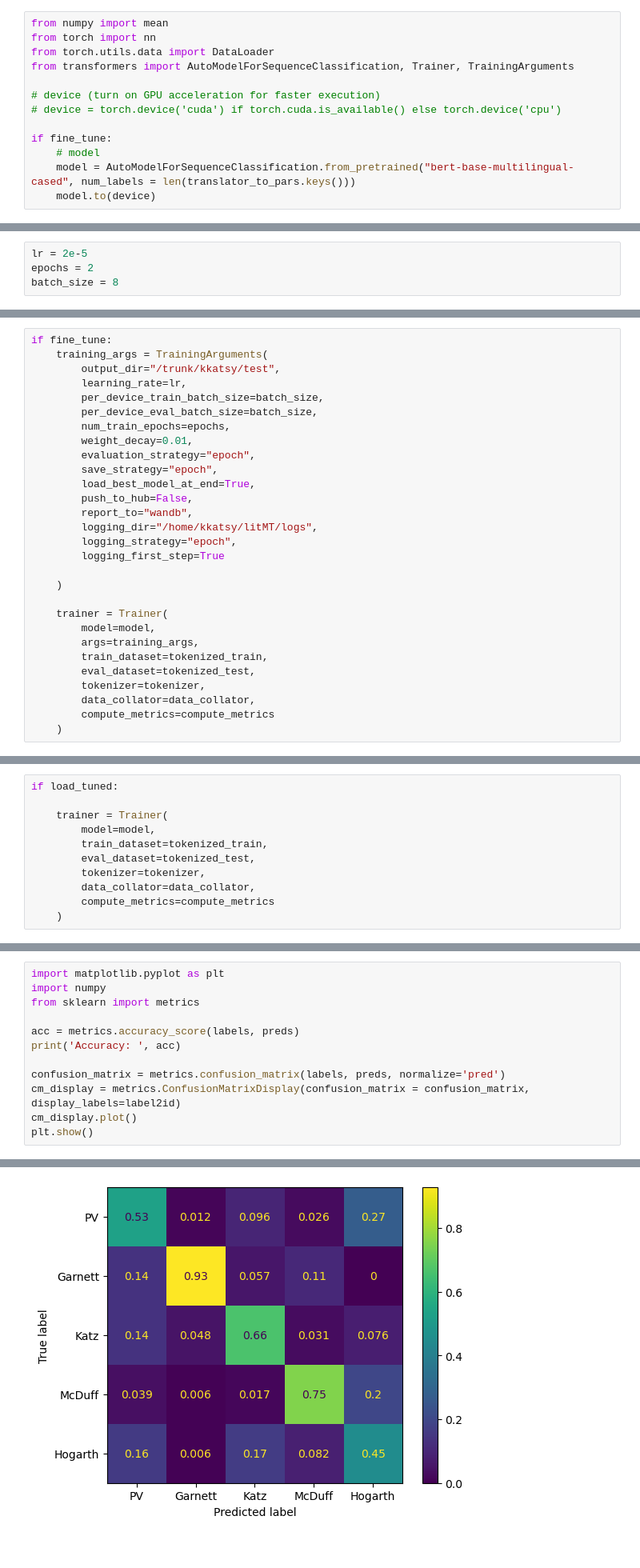
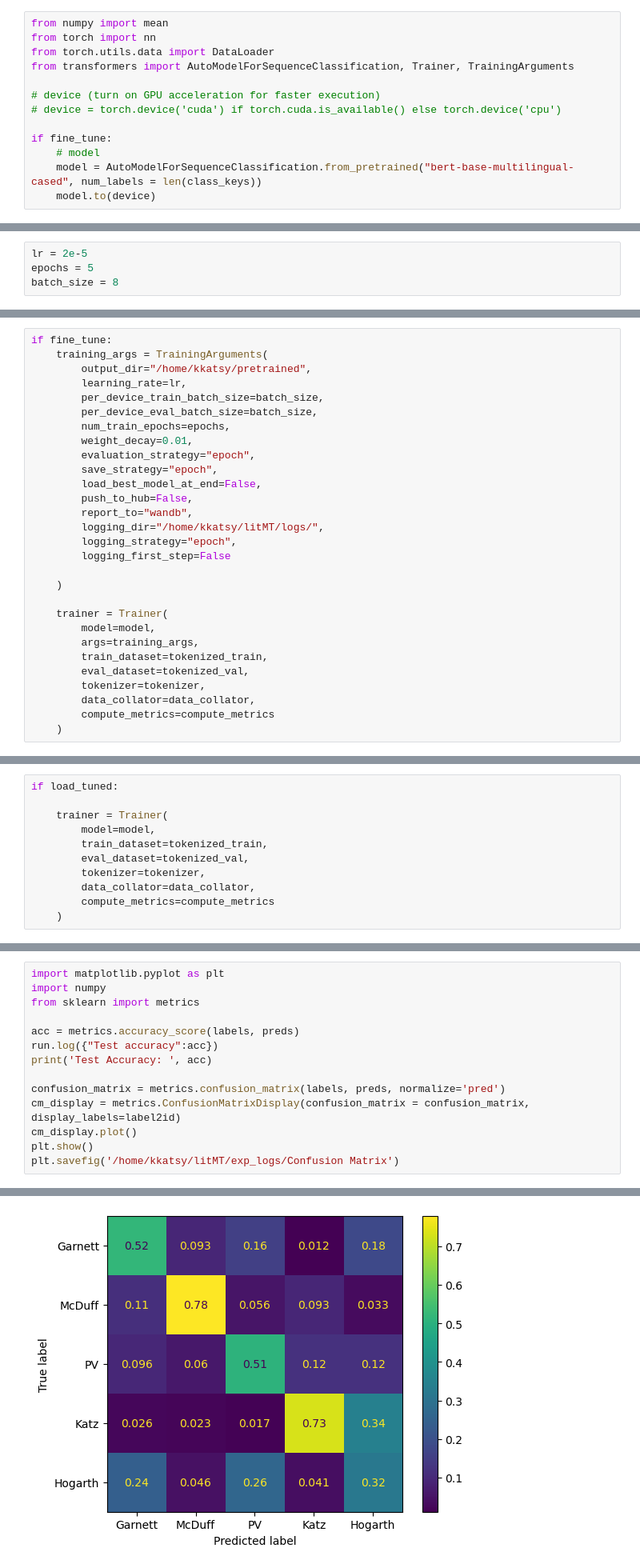
Before and after one commit to kkatsy/litMT, a Jupyter notebook: translator_classification_aligned.ipynb, the cells around one changed output, grey strips where cells are left out. Shown at 80% size. Cells and saved outputs as stored; diff of their text form.

```diff
--- a/translator_classification_aligned.ipynb
+++ b/translator_classification_aligned.ipynb
@@ -740,14 +707,14 @@ from transformers import AutoModelForSequenceClassification, Trainer, TrainingAr
 
 if fine_tune:
     # model
-    model = AutoModelForSequenceClassification.from_pretrained("bert-base-multilingual-cased", num_labels = len(translator_to_pars.keys()))
+    model = AutoModelForSequenceClassification.from_pretrained("bert-base-multilingual-cased", num_labels = len(class_keys))
     model.to(device)
 # %% [output]
 Some weights of BertForSequenceClassification were not initialized from the model checkpoint at bert-base-multilingual-cased and are newly initialized: ['classifier.bias', 'classifier.weight']
 You should probably TRAIN this model on a down-stream task to be able to use it for predictions and inference.
 # %%
 lr = 2e-5
-epochs = 2
+epochs = 5
 batch_size = 8
 # %%
 import wandb
@@ -780,7 +742,7 @@ View run at https://wandb.ai/kkatsy/translator-classification-aligned/runs/wl371
 # %%
 if fine_tune:
     training_args = TrainingArguments(
-        output_dir="/trunk/kkatsy/test",
+        output_dir="/home/kkatsy/pretrained",
         learning_rate=lr,
         per_device_train_batch_size=batch_size,
         per_device_eval_batch_size=batch_size,
@@ -788,12 +750,12 @@ if fine_tune:
         weight_decay=0.01,
         evaluation_strategy="epoch",
         save_strategy="epoch",
-        load_best_model_at_end=True,
+        load_best_model_at_end=False,
         push_to_hub=False,
         report_to="wandb",
-        logging_dir="/home/kkatsy/litMT/logs",
+        logging_dir="/home/kkatsy/litMT/logs/",
         logging_strategy="epoch",
-        logging_first_step=True
+        logging_first_step=False
 
     )
 
@@ -801,7 +763,7 @@ if fine_tune:
         model=model,
         args=training_args,
         train_dataset=tokenized_train,
-        eval_dataset=tokenized_test,
+        eval_dataset=tokenized_val,
         tokenizer=tokenizer,
         data_collator=data_collator,
         compute_metrics=compute_metrics
@@ -878,7 +865,7 @@ if load_tuned:
     trainer = Trainer(
         model=model,
         train_dataset=tokenized_train,
-        eval_dataset=tokenized_test,
+        eval_dataset=tokenized_val,
         tokenizer=tokenizer,
         data_collator=data_collator,
         compute_metrics=compute_metrics
@@ -947,10 +959,12 @@ import numpy
 from sklearn import metrics
 
 acc = metrics.accuracy_score(labels, preds)
-print('Accuracy: ', acc)
+run.log({"Test accuracy":acc})
+print('Test Accuracy: ', acc)
 
 confusion_matrix = metrics.confusion_matrix(labels, preds, normalize='pred')
 cm_display = metrics.ConfusionMatrixDisplay(confusion_matrix = confusion_matrix, display_labels=label2id)
 cm_display.plot()
 plt.show()
+plt.savefig('/home/kkatsy/litMT/exp_logs/Confusion Matrix')
 # %% [output]
@@ -958 +972 @@ Accuracy:  0.6386321626617375
-[figure, old version]
+[figure, new version]
```
Also changed, not shown: parts of 35 cells of this notebook, 7 other files.
